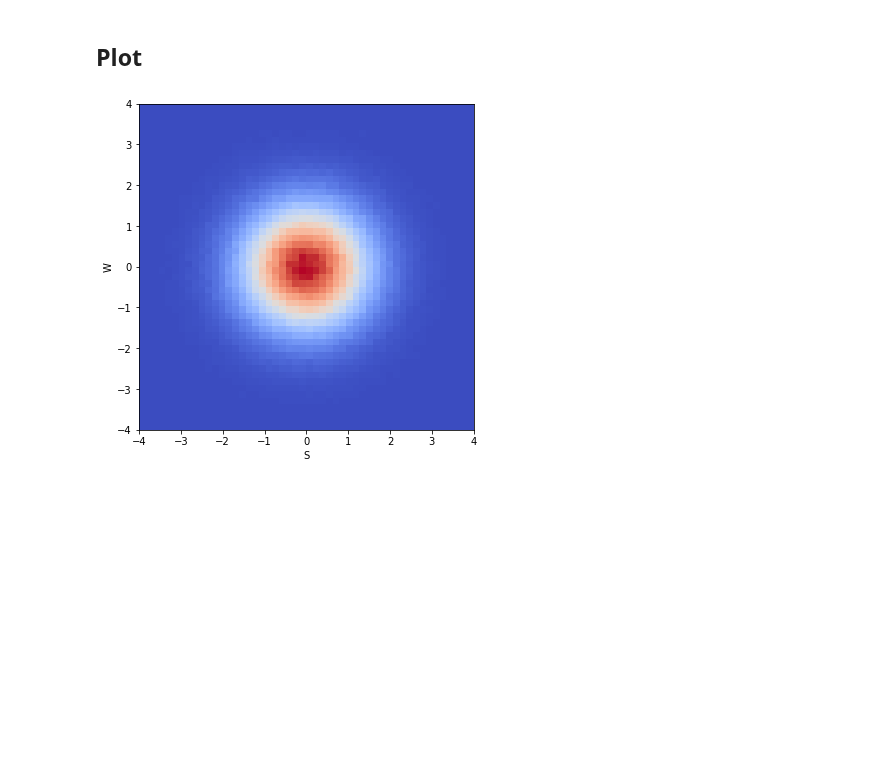
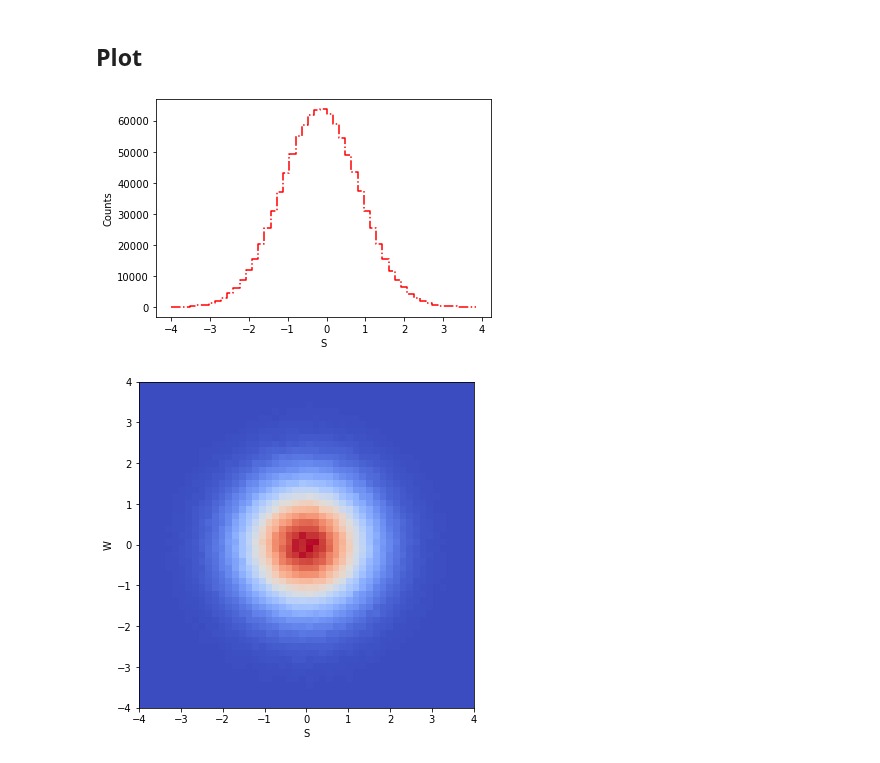
Before and after one commit to scikit-hep/hist, a Jupyter notebook: notebooks/Hist.ipynb, the cells around one changed output. Saved outputs shown, nothing was run; the diff lists cells and outputs as text; code cells hidden in the pictures; blank space fills up the shorter version.

Commit message:
add plot_1d

```diff
--- a/notebooks/Hist.ipynb
+++ b/notebooks/Hist.ipynb
@@ -39,6 +39,16 @@ plt.show()
 [figure]
 # %% [markdown]
 ## Plot
+# %%
+fig = plt.figure(figsize=(6, 4))
+grid = fig.add_gridspec(5, 5, hspace=0, wspace=0)
+
+ax = fig.add_subplot(grid[:, :])
+
+fig, ax = h.project("S").plot1d(fig, ax, ls='-.', c="red")
+plt.show()
+# %% [output]
+[figure, added]
 # %%
 fig = plt.figure(figsize=(6, 6))
 grid = fig.add_gridspec(5, 5, hspace=0, wspace=0)
```
Also changed, not shown: parts of 4 cells of this notebook, 5 other files.
